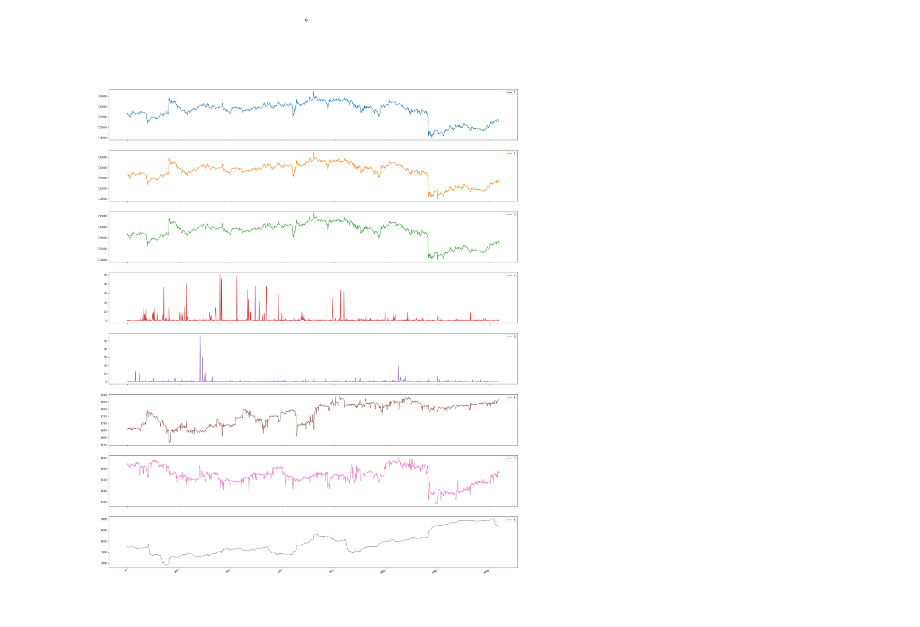
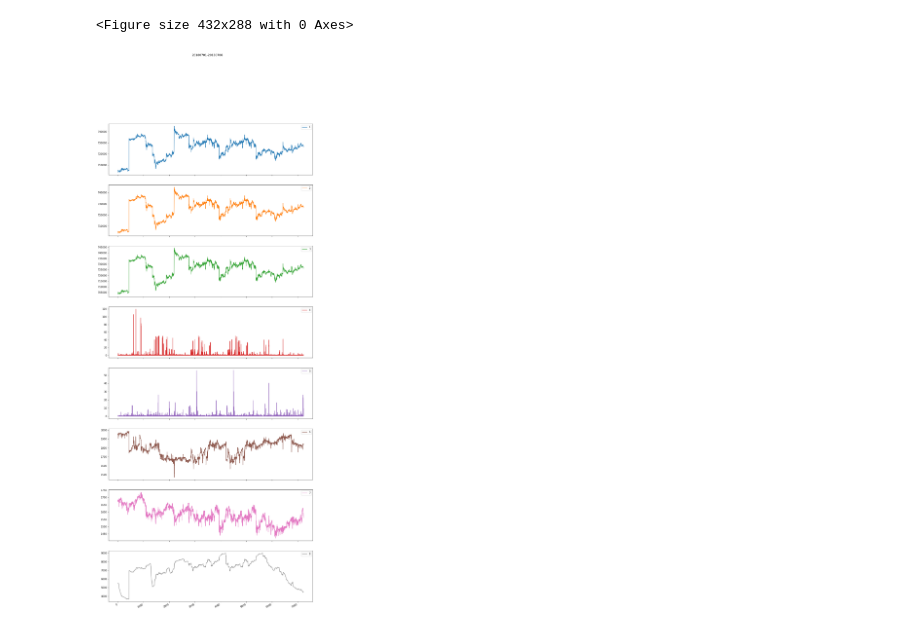
Before and after one commit to NorioSaito/AutoTransactionForBit, a Jupyter notebook: csvPlot.ipynb, the cells around one changed output. Saved outputs shown, nothing was run; the diff lists cells and outputs as text; code cells hidden in the pictures.

```diff
--- a/csvPlot.ipynb
+++ b/csvPlot.ipynb
@@ -1,38 +1,42 @@
 # %%
 import csv
 import pandas as pd
+import matplotlib.pyplot as plt
 #%matplotlib inline
 
 #CSVファイルをListとして読み込む
 #データ15件の最初と最後の取引価格の差額を算出
 def input_csv():
-	csv_file = open("data_201806706.csv", "r", encoding="ms932", errors="", newline="" )
+	csv_file = open("data_201806705.csv", "r", encoding="ms932", errors="", newline="" )
 	#リスト形式
 	data_list = csv.reader(csv_file, delimiter=",", doublequote=True, lineterminator="\r\n", quotechar='"', skipinitialspace=True)
 	#リストを1行ずつ抽出
 	count = 0
 	ltp_start = 0
 	ltp_end = 0
 	for row in data_list:
 		if count == 0:
 			ltp_start = float(row[1])
 		elif count == 14:
 			ltp_end = float(row[1])
 
 			if ltp_start > ltp_end:
 				print('-', ltp_start - ltp_end)
 			elif ltp_end >= ltp_start:
 				print('+', ltp_end - ltp_start)
 				count = 0
 		count += 1
 		print(row)
 
 #CSVファイルをPandasで取得
 def input_csv_byPandas():
-	data_list = pd.read_csv('data_201806705.csv', header=None)
-	data_list.plot(figsize=(15,40), title='ltp', subplots=True)
+	data_list = pd.read_csv('all_data.csv', header=None)
+	plt.figure()
+	data_list.plot(figsize=(15,40), title='20180701-20180706', subplots=True)
+	plt.savefig('data.png')
 	#print(data_list)
 
 input_csv_byPandas()
 # %% [output]
+<Figure size 432x288 with 0 Axes>
-[figure, old version]
+[figure, new version]
```
Also changed, not shown: 2 other files.
